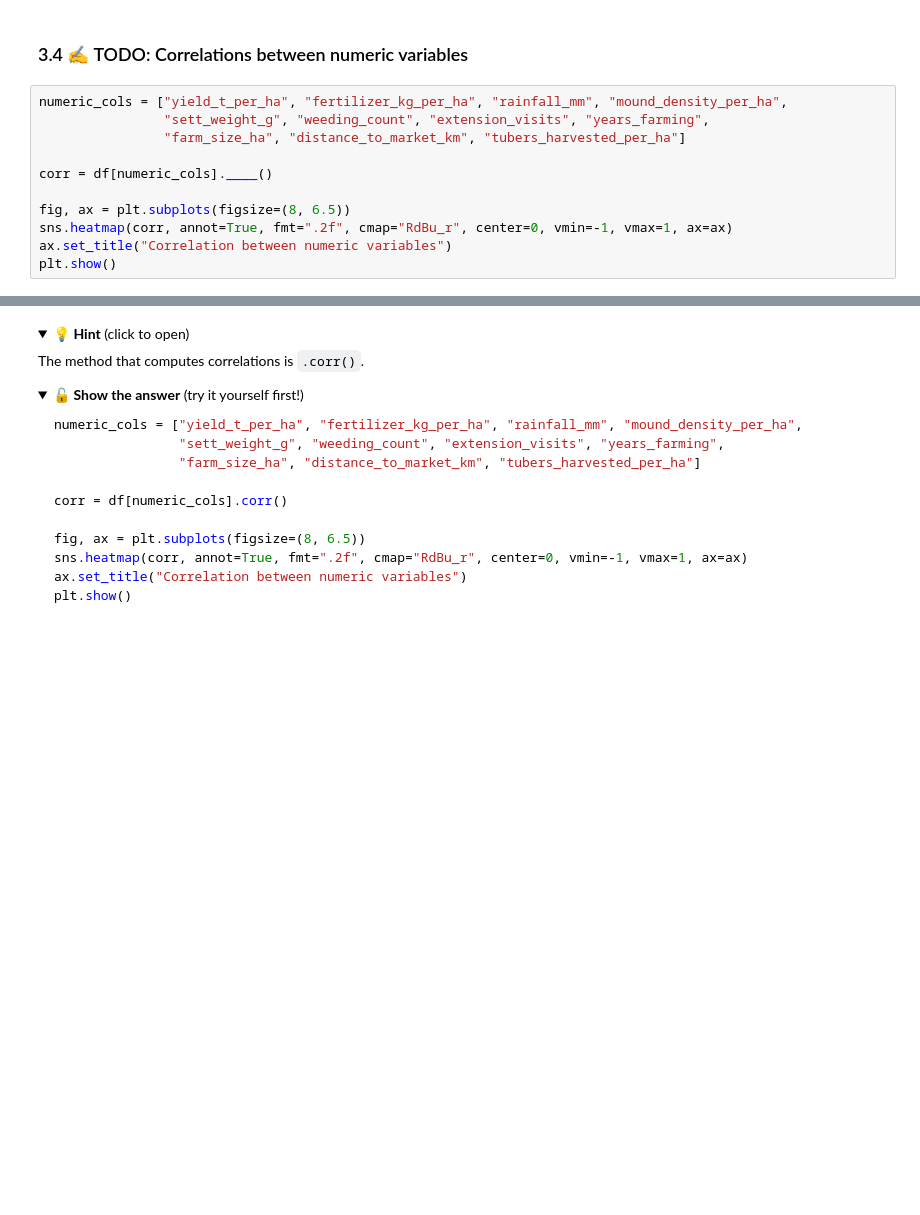
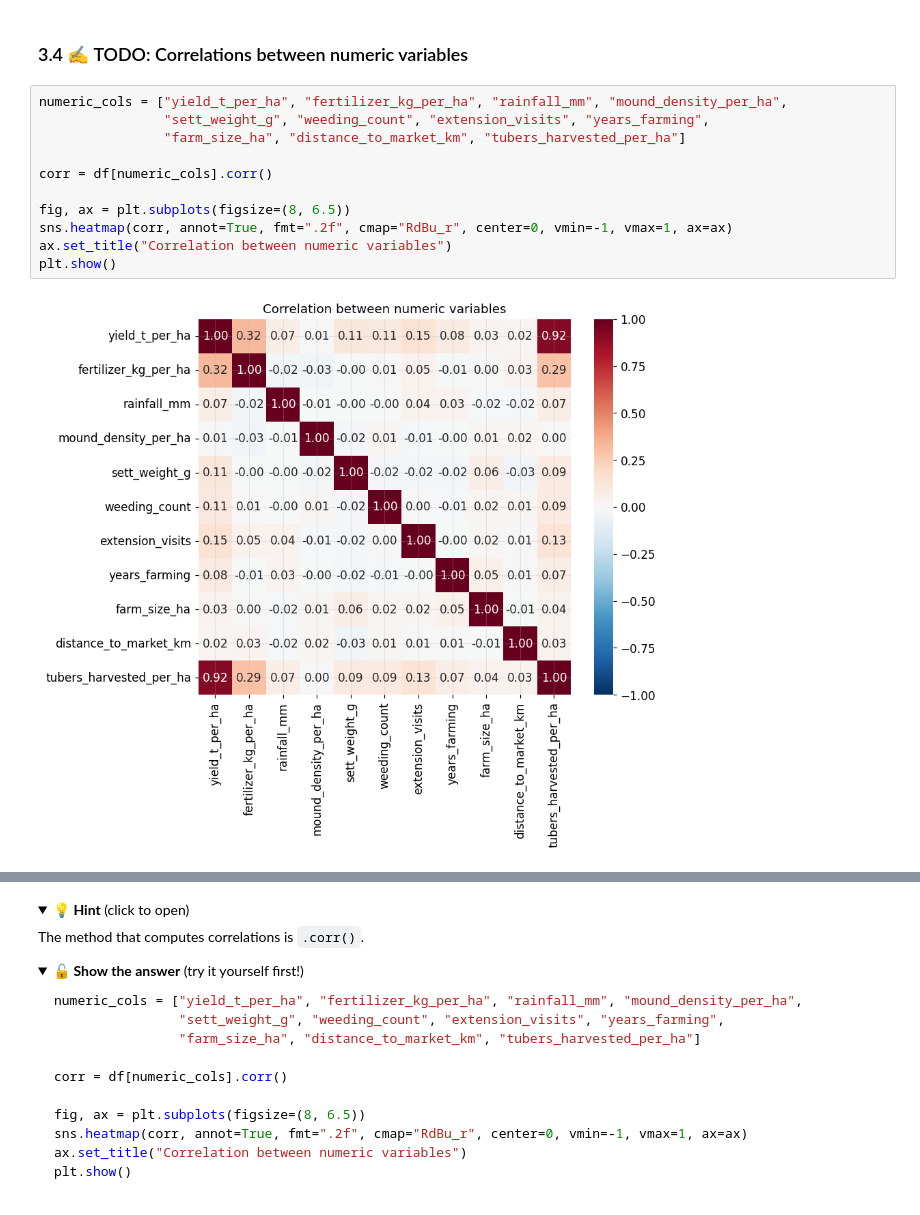
Before and after one commit to Emmasun1013/nsuk-ds-group-05, a Jupyter notebook: notebooks/group_project.ipynb, the cells around one changed output, grey strips where cells are left out. Saved outputs shown, nothing was run; the diff lists cells and outputs as text; folded sections open; blank space fills up the shorter version.

```diff
--- a/notebooks/group_project.ipynb
+++ b/notebooks/group_project.ipynb
@@ -735,11 +1033,13 @@ plt.show()
 # %%
 numeric_cols = ["yield_t_per_ha", "fertilizer_kg_per_ha", "rainfall_mm", "mound_density_per_ha",
                 "sett_weight_g", "weeding_count", "extension_visits", "years_farming",
                 "farm_size_ha", "distance_to_market_km", "tubers_harvested_per_ha"]
 
-corr = df[numeric_cols].____()
+corr = df[numeric_cols].corr()
 
 fig, ax = plt.subplots(figsize=(8, 6.5))
 sns.heatmap(corr, annot=True, fmt=".2f", cmap="RdBu_r", center=0, vmin=-1, vmax=1, ax=ax)
 ax.set_title("Correlation between numeric variables")
 plt.show()
+# %% [output]
+[figure, added]
```
Also changed, not shown: parts of 97 cells of this notebook, 14 other files.
